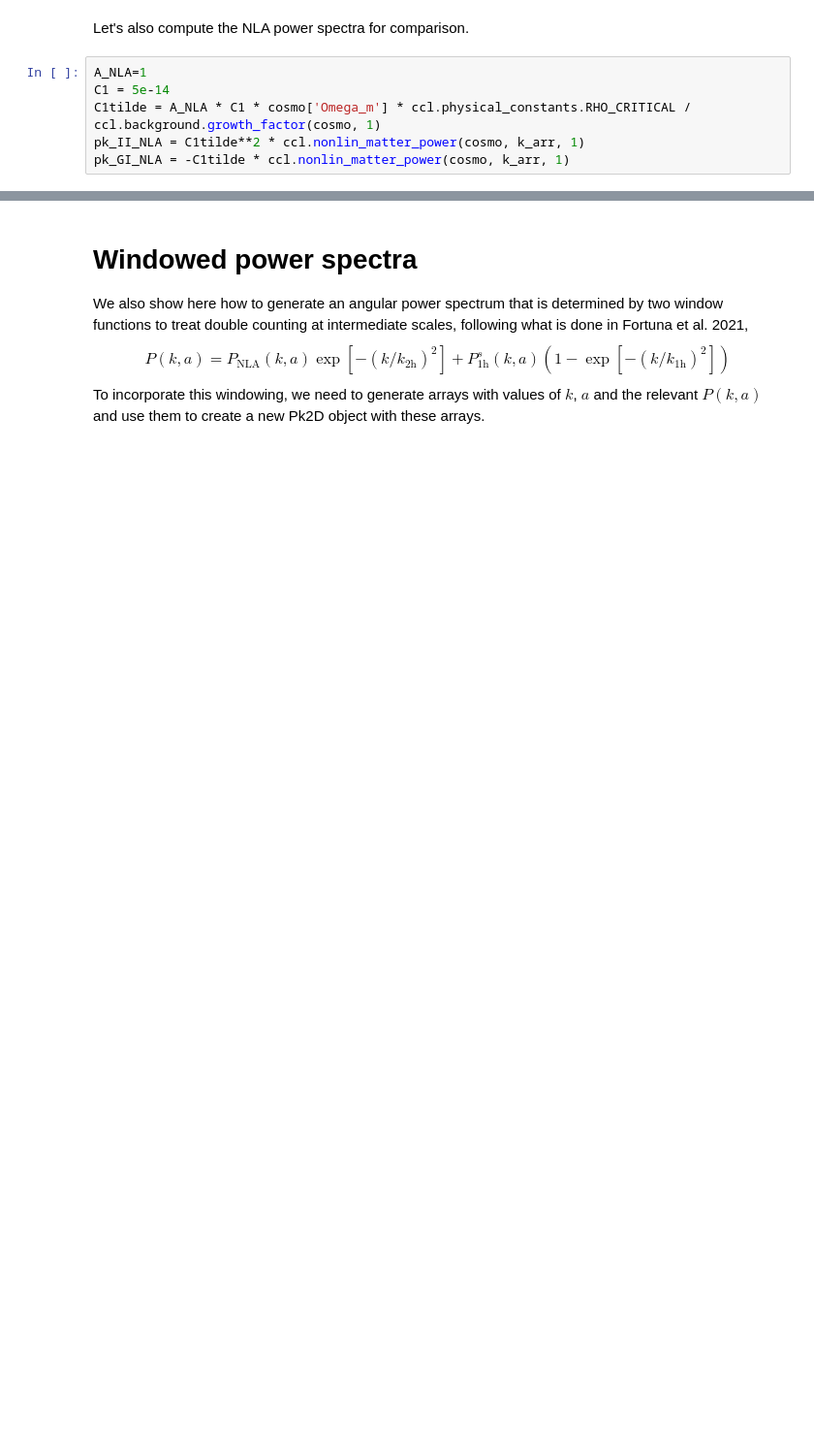
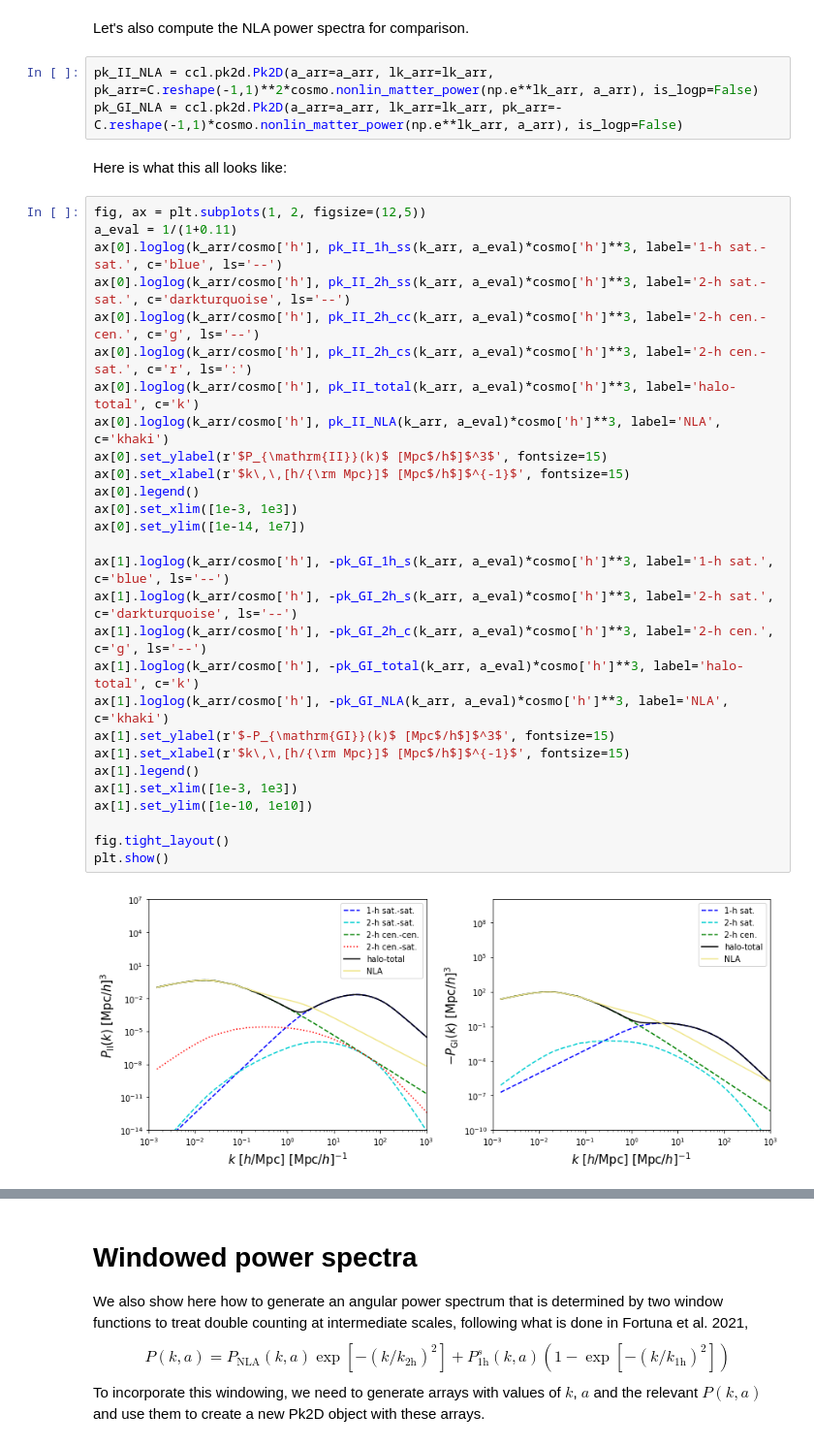
Before and after one commit to LSSTDESC/CCLX, a Jupyter notebook: Halo model for IA.ipynb, the cells around one changed output, grey strips where cells are left out. Shown at 97% size. Drawn from its saved outputs; the diff is of its cells as text; blank space fills up the shorter version.

```diff
--- a/Halo model for IA.ipynb
+++ b/Halo model for IA.ipynb
@@ -98,8 +109,37 @@ pk_II_1h = ccl.halos.halomod_Pk2D(cosmo, hmc, sat_gamma_HOD,
 # %% [markdown]
 Let's also compute the NLA power spectra for comparison.
-# %%
-A_NLA=1
-C1 = 5e-14
-C1tilde = A_NLA * C1 * cosmo['Omega_m'] * ccl.physical_constants.RHO_CRITICAL / ccl.background.growth_factor(cosmo, 1)
-pk_II_NLA = C1tilde**2 * ccl.nonlin_matter_power(cosmo, k_arr, 1)
-pk_GI_NLA = -C1tilde * ccl.nonlin_matter_power(cosmo, k_arr, 1)
+# %%
+pk_II_NLA = ccl.pk2d.Pk2D(a_arr=a_arr, lk_arr=lk_arr, pk_arr=C.reshape(-1,1)**2*cosmo.nonlin_matter_power(np.e**lk_arr, a_arr), is_logp=False)
+pk_GI_NLA = ccl.pk2d.Pk2D(a_arr=a_arr, lk_arr=lk_arr, pk_arr=-C.reshape(-1,1)*cosmo.nonlin_matter_power(np.e**lk_arr, a_arr), is_logp=False)
+# %% [markdown]
+Here is what this all looks like:
+# %%
+fig, ax = plt.subplots(1, 2, figsize=(12,5))
+a_eval = 1/(1+0.11)
+ax[0].loglog(k_arr/cosmo['h'], pk_II_1h_ss(k_arr, a_eval)*cosmo['h']**3, label='1-h sat.-sat.', c='blue', ls='--')
+ax[0].loglog(k_arr/cosmo['h'], pk_II_2h_ss(k_arr, a_eval)*cosmo['h']**3, label='2-h sat.-sat.', c='darkturquoise', ls='--')
+ax[0].loglog(k_arr/cosmo['h'], pk_II_2h_cc(k_arr, a_eval)*cosmo['h']**3, label='2-h cen.-cen.', c='g', ls='--')
+ax[0].loglog(k_arr/cosmo['h'], pk_II_2h_cs(k_arr, a_eval)*cosmo['h']**3, label='2-h cen.-sat.', c='r', ls=':')
+ax[0].loglog(k_arr/cosmo['h'], pk_II_total(k_arr, a_eval)*cosmo['h']**3, label='halo-total', c='k')
+ax[0].loglog(k_arr/cosmo['h'], pk_II_NLA(k_arr, a_eval)*cosmo['h']**3, label='NLA', c='khaki')
+ax[0].set_ylabel(r'$P_{\mathrm{II}}(k)$ [Mpc$/h$]$^3$', fontsize=15)
+ax[0].set_xlabel(r'$k\,\,[h/{\rm Mpc}]$ [Mpc$/h$]$^{-1}$', fontsize=15)
+ax[0].legend()
+ax[0].set_xlim([1e-3, 1e3])
+ax[0].set_ylim([1e-14, 1e7])
+
+ax[1].loglog(k_arr/cosmo['h'], -pk_GI_1h_s(k_arr, a_eval)*cosmo['h']**3, label='1-h sat.', c='blue', ls='--')
+ax[1].loglog(k_arr/cosmo['h'], -pk_GI_2h_s(k_arr, a_eval)*cosmo['h']**3, label='2-h sat.', c='darkturquoise', ls='--')
+ax[1].loglog(k_arr/cosmo['h'], -pk_GI_2h_c(k_arr, a_eval)*cosmo['h']**3, label='2-h cen.', c='g', ls='--')
+ax[1].loglog(k_arr/cosmo['h'], -pk_GI_total(k_arr, a_eval)*cosmo['h']**3, label='halo-total', c='k')
+ax[1].loglog(k_arr/cosmo['h'], -pk_GI_NLA(k_arr, a_eval)*cosmo['h']**3, label='NLA', c='khaki')
+ax[1].set_ylabel(r'$-P_{\mathrm{GI}}(k)$ [Mpc$/h$]$^3$', fontsize=15)
+ax[1].set_xlabel(r'$k\,\,[h/{\rm Mpc}]$ [Mpc$/h$]$^{-1}$', fontsize=15)
+ax[1].legend()
+ax[1].set_xlim([1e-3, 1e3])
+ax[1].set_ylim([1e-10, 1e10])
+
+fig.tight_layout()
+plt.show()
+# %% [output]
+[figure, added]
```
Also changed, not shown: parts of 31 cells of this notebook.
